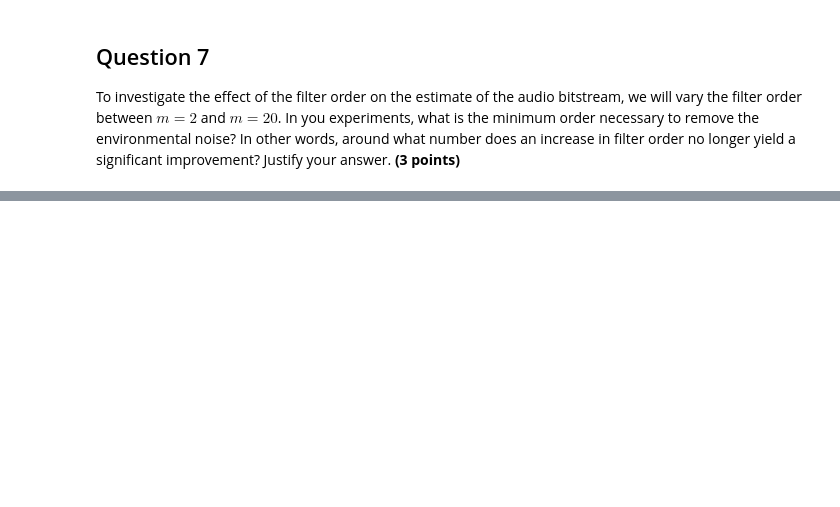
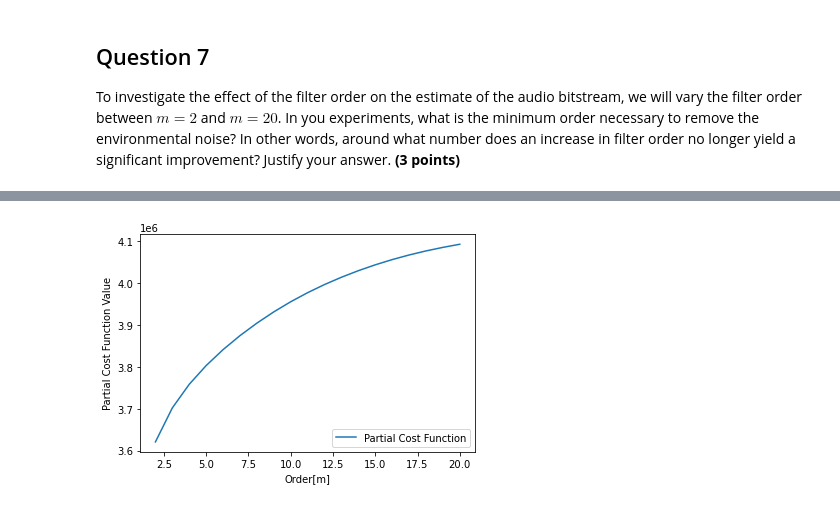
Before and after one commit to dsvarela/SSP, a Jupyter notebook: Assignment 2/SC42150_PythonAssignment2_AdaptiveNoiseCancelling.ipynb, the cells around one changed output, grey strips where cells are left out. Cells and saved outputs as stored; diff of their text form; code cells hidden in the pictures; blank space fills up the shorter version.

```diff
--- a/Assignment 2/SC42150_PythonAssignment2_AdaptiveNoiseCancelling.ipynb
+++ b/Assignment 2/SC42150_PythonAssignment2_AdaptiveNoiseCancelling.ipynb
@@ -231,0 +418,30 @@ _Insert the cells with your answer below._
+# %%
+# Define vector to hold the partial (without rd(0)) values of J(w).
+J_hat = np.zeros(19)
+
+for m in range(2,21):
+    # Define vectors to hold r_v2 and r_v1_v2 for every order m.
+    r_v2 = np.zeros(m)
+    r_v1_v2 = np.zeros(m)
+
+    # Calculate values of r_v2 and r_v1_v2 for every order m.
+    for tau in range(0,m):
+        for n in range(tau+1,N):
+            r_v2[tau] += (float(v2[n])*float(v2[n-tau]))/(N-tau)
+            r_v1_v2[tau] += (float(y[n])*float(v2[n-tau]))/(N-tau)
+
+    # Obtain the optimal filter coefficients.
+    Rx = scipy.linalg.toeplitz(r_v2)
+    Rx_inv = scipy.linalg.inv(Rx)
+    w_opt = np.matmul(Rx_inv, r_v1_v2)
+
+    # Store partial values of J(w)
+    J_hat[m-2] = np.matmul(np.transpose(r_v1_v2), w_opt)
+
+# Plot the values of J_hat(w) as a function of the order m.
+plt.plot(range(2,21),J_hat, label = "Partial Cost Function")
+plt.xlabel('Order[m]')
+plt.ylabel('Partial Cost Function Value')
+_= plt.legend(loc="lower right")
+# %% [output]
+[figure, added]
```
Also changed, not shown: parts of 30 cells of this notebook, 20 other files.
